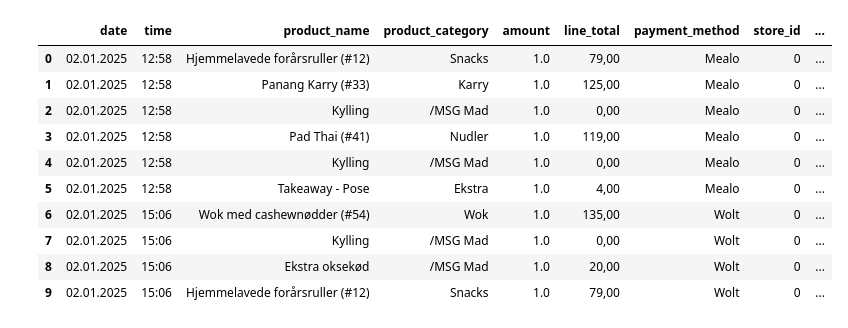
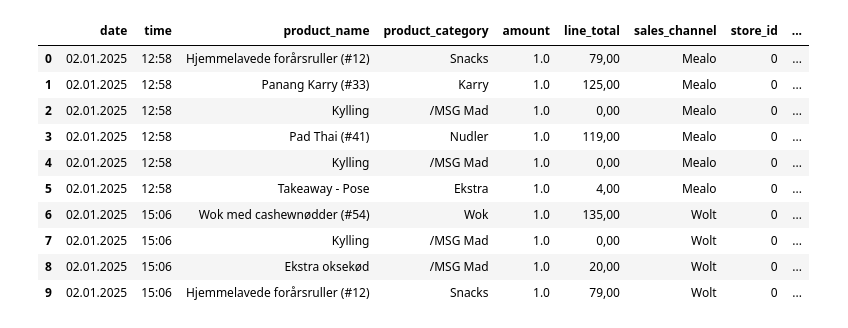
Before and after one commit to AndyTheDragon/dat4bi_examproject, a Jupyter notebook: data_engineering.ipynb, the cells around one changed output. Drawn from its saved outputs; the diff is of its cells as text; code cells hidden in the pictures.

Commit message:
updated README, changed payment_method to sales_channels in data_engineering, removed outliers to show histogram without them in the report

```diff
--- a/data_engineering.ipynb
+++ b/data_engineering.ipynb
@@ -1,10 +1,10 @@
 # %%
 import pandas as pd
-names = ['date', 'time', 'product_name', 'product_category', 'amount', 'line_total', 'payment_method', 'store_id', 'store_name', 'order_id']
+names = ['date', 'time', 'product_name', 'product_category', 'amount', 'line_total', 'sales_channel', 'store_id', 'store_name', 'order_id']
 df = pd.read_csv('data/sales_data_1.csv', delimiter='\t', names=names)
 df.head(10)
 # %% [output]
-|  | date | time | product_name | product_category | amount | line_total | payment_method | store_id | ... |
+|  | date | time | product_name | product_category | amount | line_total | sales_channel | store_id | ... |
 | 0 | 02.01.2025 | 12:58 | Hjemmelavede forårsruller (#12) | Snacks | 1.0 | 79,00 | Mealo | 0 | ... |
 | 1 | 02.01.2025 | 12:58 | Panang Karry (#33) | Karry | 1.0 | 125,00 | Mealo | 0 | ... |
 | 2 | 02.01.2025 | 12:58 | Kylling | /MSG Mad | 1.0 | 0,00 | Mealo | 0 | ... |
```
Also changed, not shown: parts of 3 cells of this notebook, 4 other files.
